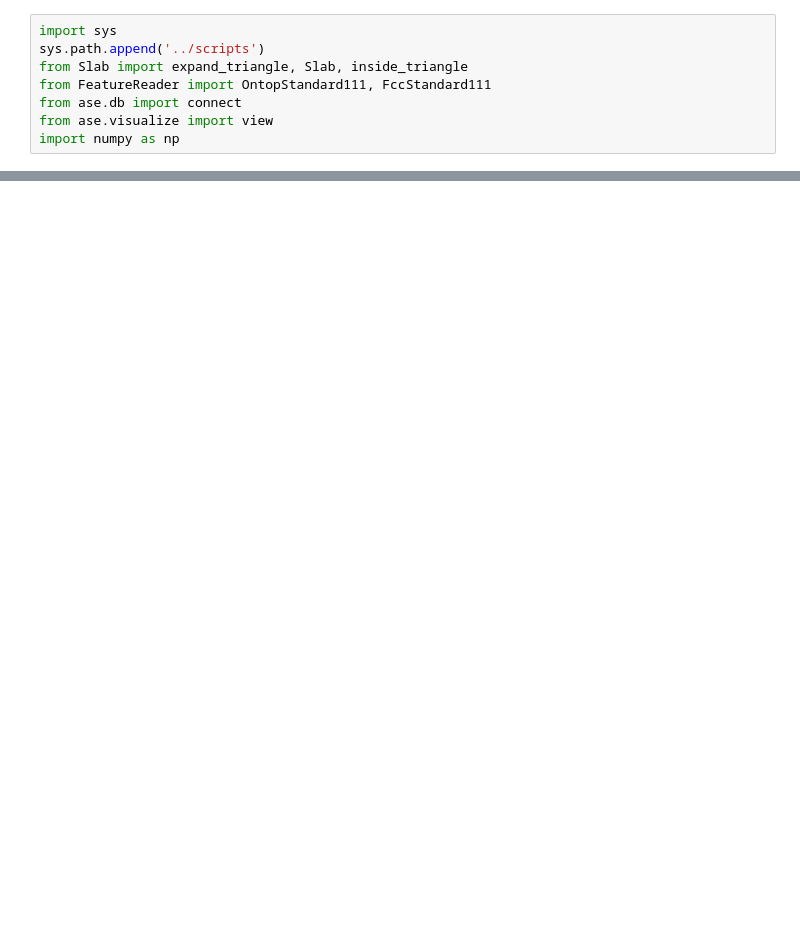
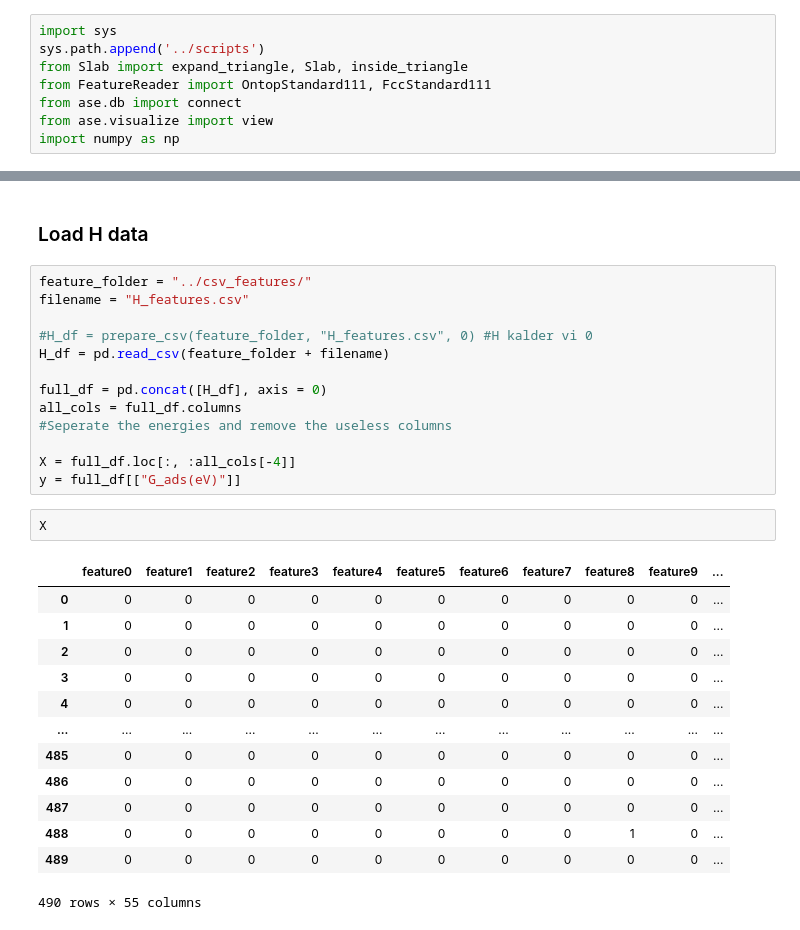
Before and after one commit to MarcusNoergaardWeng/CatalysisThesis, a Jupyter notebook: Notebooks/Training_E_models.ipynb, the cells around one changed output, grey strips where cells are left out. Cells and saved outputs as stored; diff of their text form; blank space fills up the shorter version.

Commit message:
Working to simplify the usage of DFT data and cleaning up

```diff
--- a/Notebooks/Training_E_models.ipynb
+++ b/Notebooks/Training_E_models.ipynb
@@ -312,0 +1316,31 @@ ValueError: Number of atoms in site is 0 which is not recognized
+# %% [markdown]
+### Load H data
+# %%
+feature_folder = "../csv_features/"
+filename = "H_features.csv"
+
+#H_df = prepare_csv(feature_folder, "H_features.csv", 0) #H kalder vi 0
+H_df = pd.read_csv(feature_folder + filename)
+
+full_df = pd.concat([H_df], axis = 0)
+all_cols = full_df.columns
+#Seperate the energies and remove the useless columns
+
+X = full_df.loc[:, :all_cols[-4]]
+y = full_df[["G_ads(eV)"]]
+# %%
+X
+# %% [output]
+|  | feature0 | feature1 | feature2 | feature3 | feature4 | feature5 | feature6 | feature7 | feature8 | feature9 | ... |
+| 0 | 0 | 0 | 0 | 0 | 0 | 0 | 0 | 0 | 0 | 0 | ... |
+| 1 | 0 | 0 | 0 | 0 | 0 | 0 | 0 | 0 | 0 | 0 | ... |
+| 2 | 0 | 0 | 0 | 0 | 0 | 0 | 0 | 0 | 0 | 0 | ... |
+| 3 | 0 | 0 | 0 | 0 | 0 | 0 | 0 | 0 | 0 | 0 | ... |
+| 4 | 0 | 0 | 0 | 0 | 0 | 0 | 0 | 0 | 0 | 0 | ... |
+| ... | ... | ... | ... | ... | ... | ... | ... | ... | ... | ... | ... |
+| 485 | 0 | 0 | 0 | 0 | 0 | 0 | 0 | 0 | 0 | 0 | ... |
+| 486 | 0 | 0 | 0 | 0 | 0 | 0 | 0 | 0 | 0 | 0 | ... |
+| 487 | 0 | 0 | 0 | 0 | 0 | 0 | 0 | 0 | 0 | 0 | ... |
+| 488 | 0 | 0 | 0 | 0 | 0 | 0 | 0 | 0 | 1 | 0 | ... |
+| 489 | 0 | 0 | 0 | 0 | 0 | 0 | 0 | 0 | 0 | 0 | ... |
+490 rows × 55 columns
```
Also changed, not shown: parts of 90 cells of this notebook, 13 other files.
